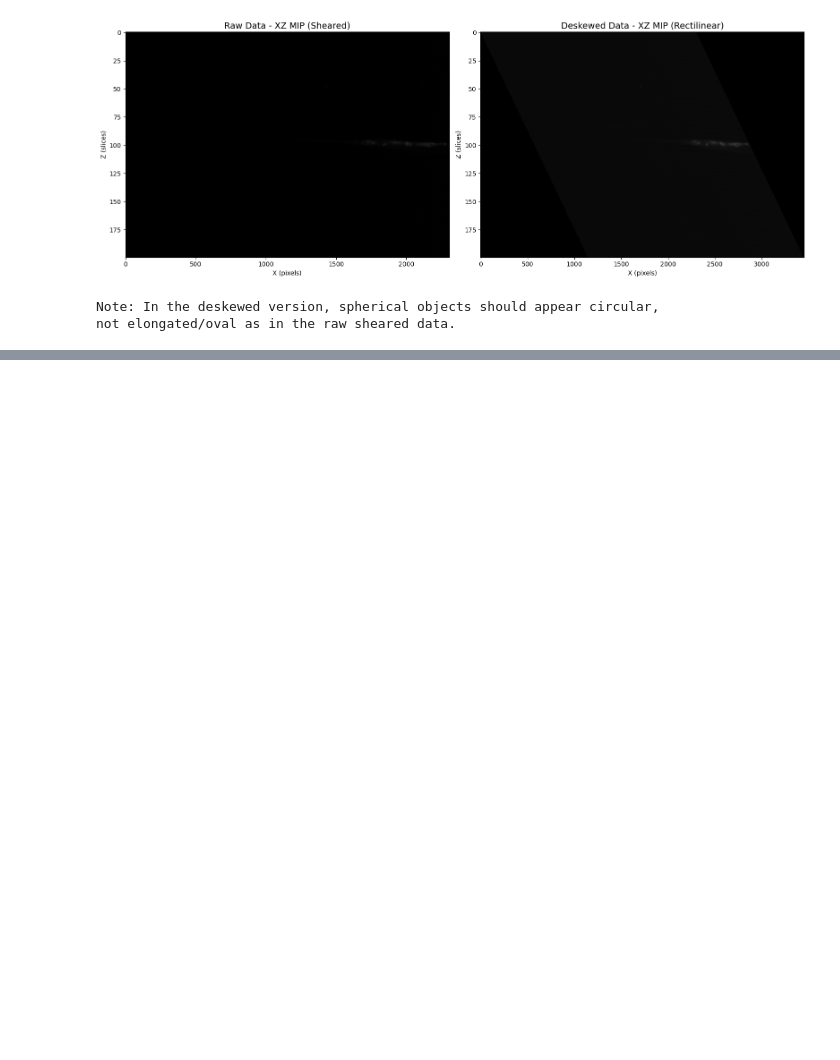
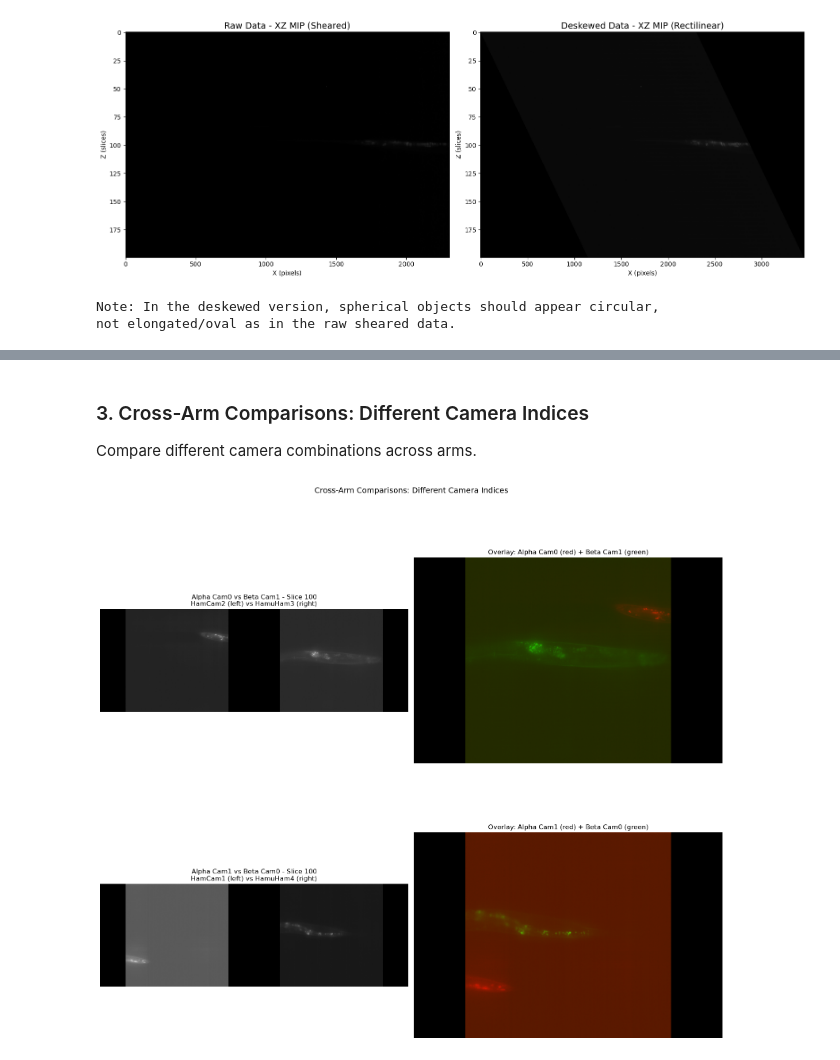
Before and after one commit to qsimeon/dispim_data, a Jupyter notebook: dispim_processing.ipynb, the cells around one changed output, grey strips where cells are left out. Drawn from its saved outputs; the diff is of its cells as text; code cells hidden in the pictures; blank space fills up the shorter version.

```diff
--- a/dispim_processing.ipynb
+++ b/dispim_processing.ipynb
@@ -816,0 +479,53 @@ The pipeline has transformed raw double-diSPIM data through:
+# %% [markdown]
+### 3. Cross-Arm Comparisons: Different Camera Indices
+
+Compare different camera combinations across arms.
+# %%
+if alpha_data is not None:
+    slice_idx = alpha_cam0_deskewed.shape[0] // 2
+
+    fig, axes = plt.subplots(2, 2, figsize=(16, 16))
+
+    # Alpha Camera 0 vs Beta Camera 1
+    frame_01, _, _, _, _ = create_side_by_side_frame(
+        alpha_cam0_deskewed[slice_idx, :, :],
+        beta_cam1_deskewed[slice_idx, :, :],
+        normalize=False
+    )
+    axes[0, 0].imshow(frame_01, cmap='gray', vmin=0, vmax=1)
+    axes[0, 0].set_title(f'Alpha Cam0 vs Beta Cam1 - Slice {slice_idx}\n{alpha_meta["channel_names"][0]} (left) vs {beta_meta["channel_names"][1]} (right)', fontsize=12)
+    axes[0, 0].axis('off')
+
+    overlay_01 = np.zeros((alpha_cam0_deskewed.shape[1], alpha_cam0_deskewed.shape[2], 3))
+    alpha_cam0_scaled, _, _ = scale_image_for_display(alpha_cam0_deskewed[slice_idx, :, :])
+    beta_cam1_scaled, _, _ = scale_image_for_display(beta_cam1_deskewed[slice_idx, :, :])
+    overlay_01[:, :, 0] = alpha_cam0_scaled  # Red = Alpha Cam0
+    overlay_01[:, :, 1] = beta_cam1_scaled   # Green = Beta Cam1
+    axes[0, 1].imshow(overlay_01, aspect='equal')
+    axes[0, 1].set_title(f'Overlay: Alpha Cam0 (red) + Beta Cam1 (green)', fontsize=12)
+    axes[0, 1].axis('off')
+
+    # Alpha Camera 1 vs Beta Camera 0
+    frame_10, _, _, _, _ = create_side_by_side_frame(
+        alpha_cam1_deskewed[slice_idx, :, :],
+        beta_cam0_deskewed[slice_idx, :, :],
+        normalize=False
+    )
+    axes[1, 0].imshow(frame_10, cmap='gray', vmin=0, vmax=1)
+    axes[1, 0].set_title(f'Alpha Cam1 vs Beta Cam0 - Slice {slice_idx}\n{alpha_meta["channel_names"][1]} (left) vs {beta_meta["channel_names"][0]} (right)', fontsize=12)
+    axes[1, 0].axis('off')
+
+    overlay_10 = np.zeros((alpha_cam1_deskewed.shape[1], alpha_cam1_deskewed.shape[2], 3))
+    alpha_cam1_scaled, _, _ = scale_image_for_display(alpha_cam1_deskewed[slice_idx, :, :])
+    beta_cam0_scaled, _, _ = scale_image_for_display(beta_cam0_deskewed[slice_idx, :, :])
+    overlay_10[:, :, 0] = alpha_cam1_scaled  # Red = Alpha Cam1
+    overlay_10[:, :, 1] = beta_cam0_scaled   # Green = Beta Cam0
+    axes[1, 1].imshow(overlay_10, aspect='equal')
+    axes[1, 1].set_title(f'Overlay: Alpha Cam1 (red) + Beta Cam0 (green)', fontsize=12)
+    axes[1, 1].axis('off')
+
+    plt.suptitle('Cross-Arm Comparisons: Different Camera Indices', fontsize=14)
+    plt.tight_layout()
+    plt.show()
+# %% [output]
+[figure, added]
```
Also changed, not shown: parts of 29 cells of this notebook, 2 other files.
